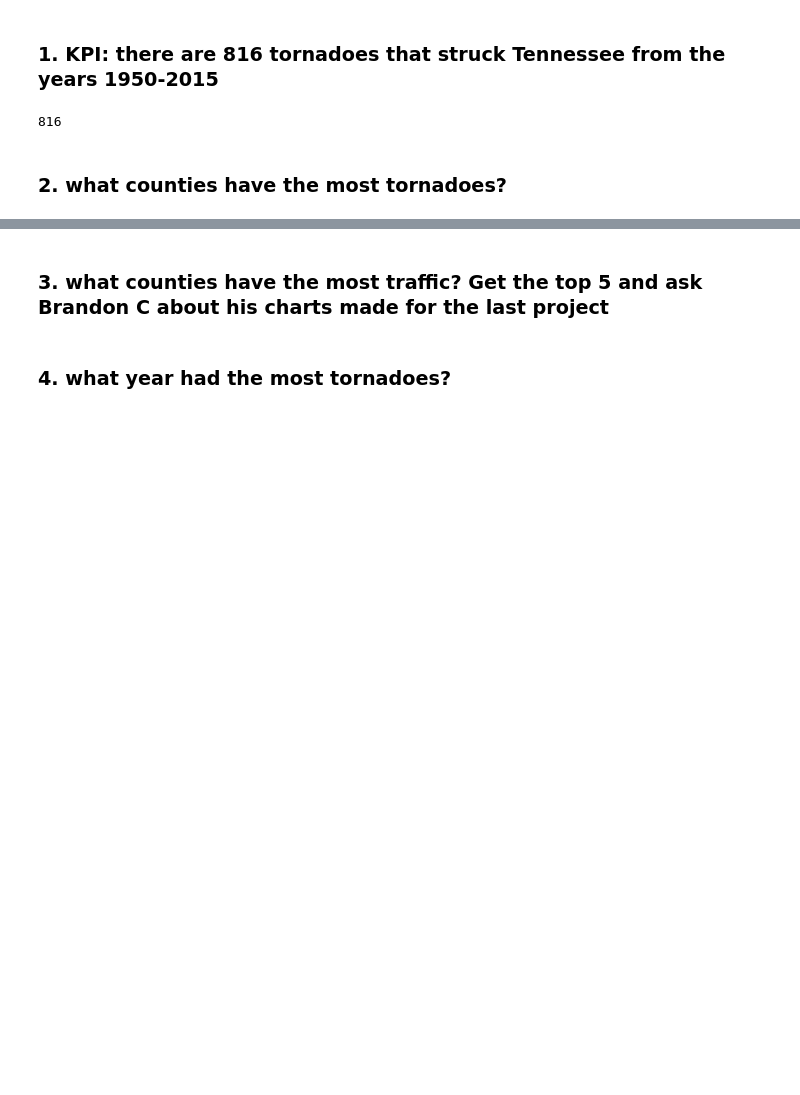
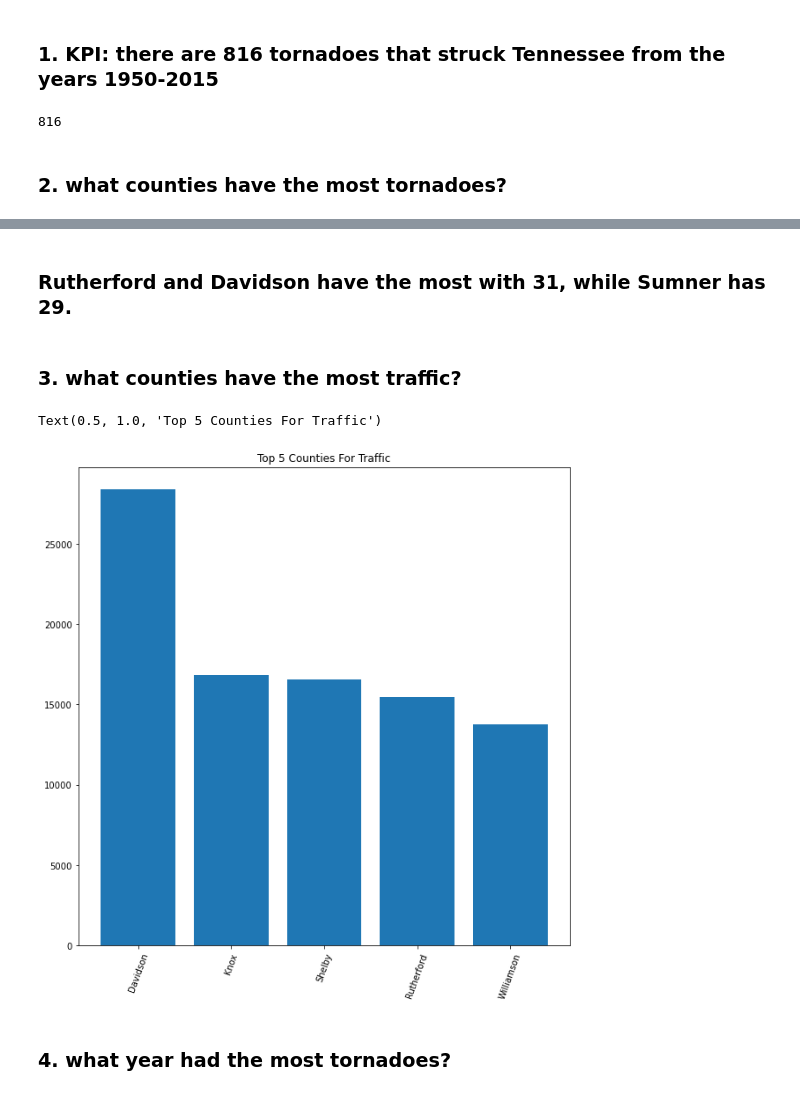
Before and after one commit to BrandonM471998/Capstone, a Jupyter notebook: notebooks/tornado-and-traffic-data-project.ipynb, the cells around one changed output, grey strips where cells are left out. Cells and saved outputs as stored; diff of their text form; code cells hidden in the pictures; blank space fills up the shorter version.

```diff
--- a/notebooks/tornado-and-traffic-data-project.ipynb
+++ b/notebooks/tornado-and-traffic-data-project.ipynb
@@ -473,3 +495,5 @@ county_tornado['OBJECTID'].nunique()
+# %% [markdown]
+### Rutherford and Davidson have the most with 31, while Sumner has 29.
 # %% [markdown]
-### 3. what counties have the most traffic? Get the top 5 and ask Brandon C about his charts made for the last project
+### 3. what counties have the most traffic?
 # %%
@@ -476,0 +501,9 @@ county_tornado['OBJECTID'].nunique()
+# %%
+data = traffic_pop_geo.sort_values('ADJAVGDLY', ascending = False).head()
+plt.figure(figsize = (10,10))
+plt.bar('COUNTY', 'ADJAVGDLY', data = data)
+plt.xticks(rotation = 70)
+plt.title('Top 5 Counties For Traffic')
+# %% [output]
+Text(0.5, 1.0, 'Top 5 Counties For Traffic')
+[figure, added]
```
Also changed, not shown: parts of 21 cells of this notebook.
